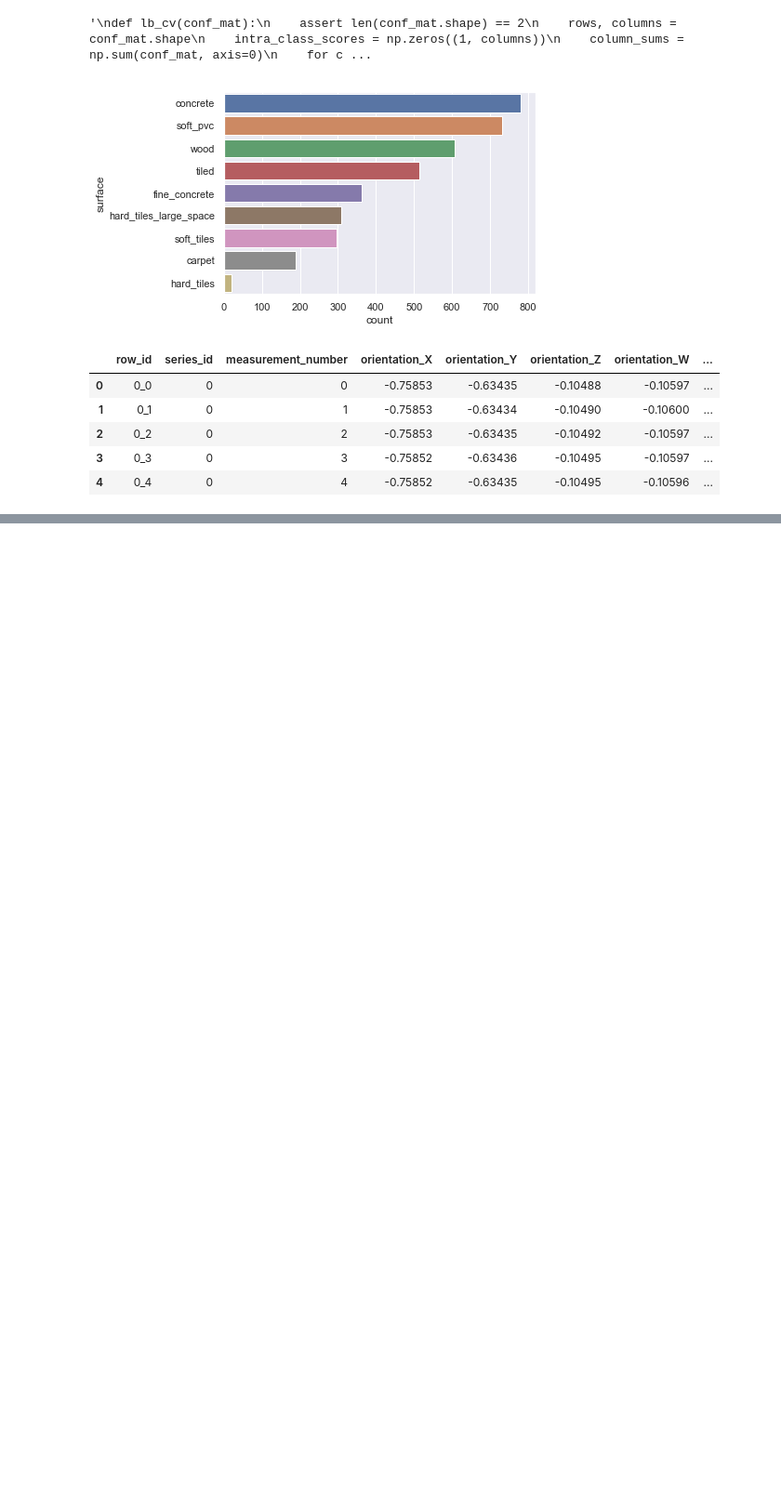
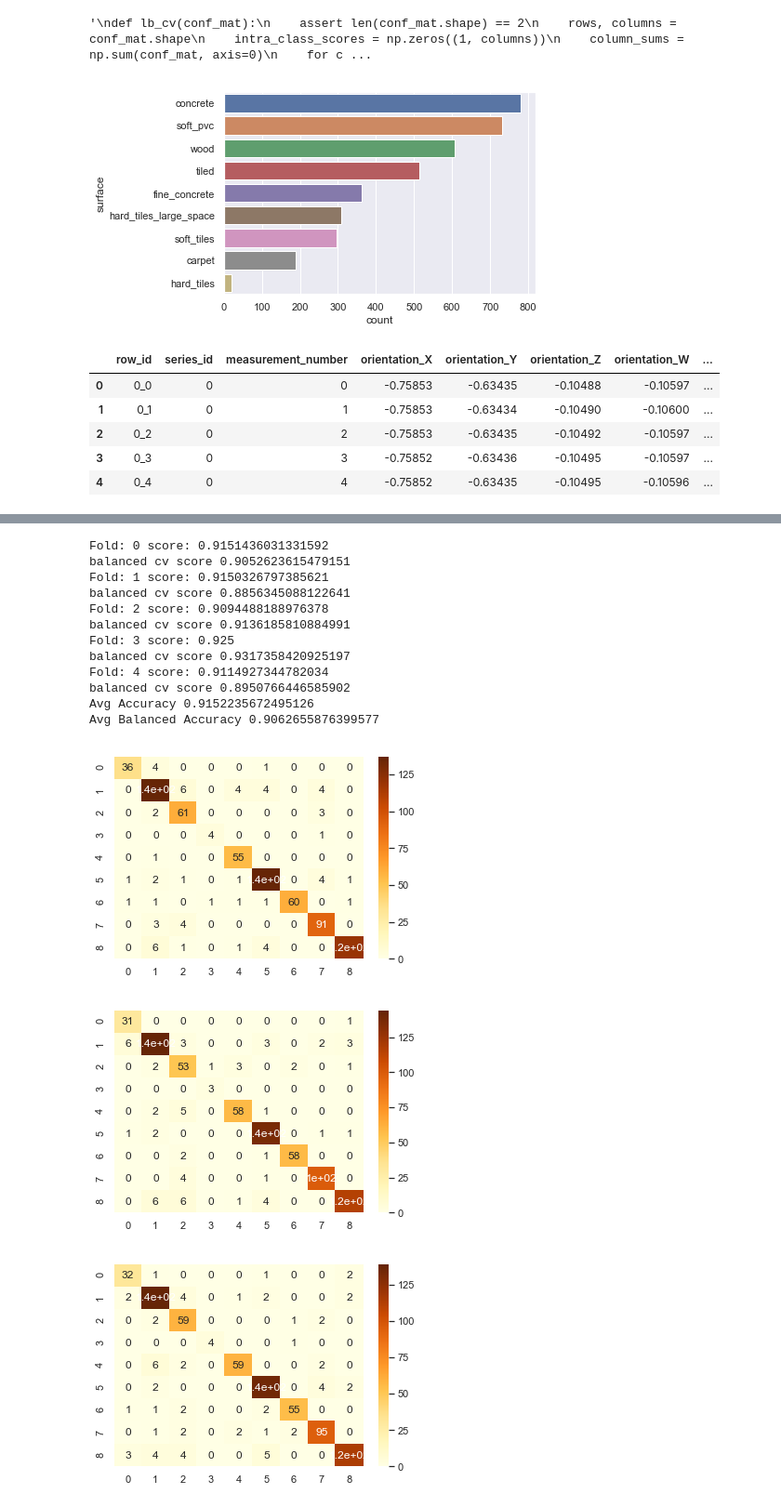
Before and after one commit to gonultasbu/kaggle_careercon_2019, a Jupyter notebook: autoft_withpca.ipynb, the cells around one changed output, grey strips where cells are left out. Shown at 93% size. Drawn from its saved outputs; the diff is of its cells as text; code cells hidden in the pictures; blank space fills up the shorter version.

```diff
--- a/autoft_withpca.ipynb
+++ b/autoft_withpca.ipynb
@@ -197,24 +268,40 @@ folds = StratifiedKFold(n_splits=5, shuffle=True)
 # %%
 predicted = np.zeros((test.shape[0],9))
 # measured= np.zeros((data.shape[0]))
 score = 0
 balanced_cv_sum = 0
 # Balanced model training gives slightly worse results on pubLB.
 model = RandomForestClassifier(n_estimators=200, class_weight = 'balanced')
 # model = XGBClassifier(tree_method='gpu_hist')
 # model = LGBMClassifier(device='gpu')
-for times, (trn_idx, val_idx) in enumerate(folds.split(data_new.values,target['surface'].values)):
-    model.fit(data_new.iloc[trn_idx],target['surface'][trn_idx])
+for times, (trn_idx, val_idx) in enumerate(folds.split(data.values,target['surface'].values)):
+    model.fit(data.iloc[trn_idx],target['surface'][trn_idx])
     # measured[val_idx] = model.predict(data.iloc[val_idx])
     # predicted += model.predict_proba(test)/folds.n_splits
-    score += model.score(data_new.iloc[val_idx],target['surface'][val_idx])
+    score += model.score(data.iloc[val_idx],target['surface'][val_idx])
     print("Fold: {} score: {}".format(times,model.score(data.iloc[val_idx],target['surface'][val_idx])))
-    cm = confusion_matrix(model.predict(data_new.iloc[val_idx]), target['surface'].iloc[val_idx])
+    cm = confusion_matrix(model.predict(data.iloc[val_idx]), target['surface'].iloc[val_idx])
     plt.figure()
     sns.heatmap(cm, annot=True, cmap="YlOrBr")
     balscore = balanced_cv(cm)
     print('balanced cv score', balscore)
     balanced_cv_sum +=balscore
     gc.collect()
 print('Avg Accuracy', score / folds.n_splits)
 print('Avg Balanced Accuracy', balanced_cv_sum / folds.n_splits)
+# %% [output]
+Fold: 0 score: 0.9151436031331592
+balanced cv score 0.9052623615479151
+Fold: 1 score: 0.9150326797385621
+balanced cv score 0.8856345088122641
+Fold: 2 score: 0.9094488188976378
+balanced cv score 0.9136185810884991
+Fold: 3 score: 0.925
+balanced cv score 0.9317358420925197
+Fold: 4 score: 0.9114927344782034
+balanced cv score 0.8950766446585902
+Avg Accuracy 0.9152235672495126
+Avg Balanced Accuracy 0.9062655876399577
+[figure, added]
+[figure, added]
+[figure, added]
```
Also changed, not shown: parts of 17 cells of this notebook, 4 other files.
